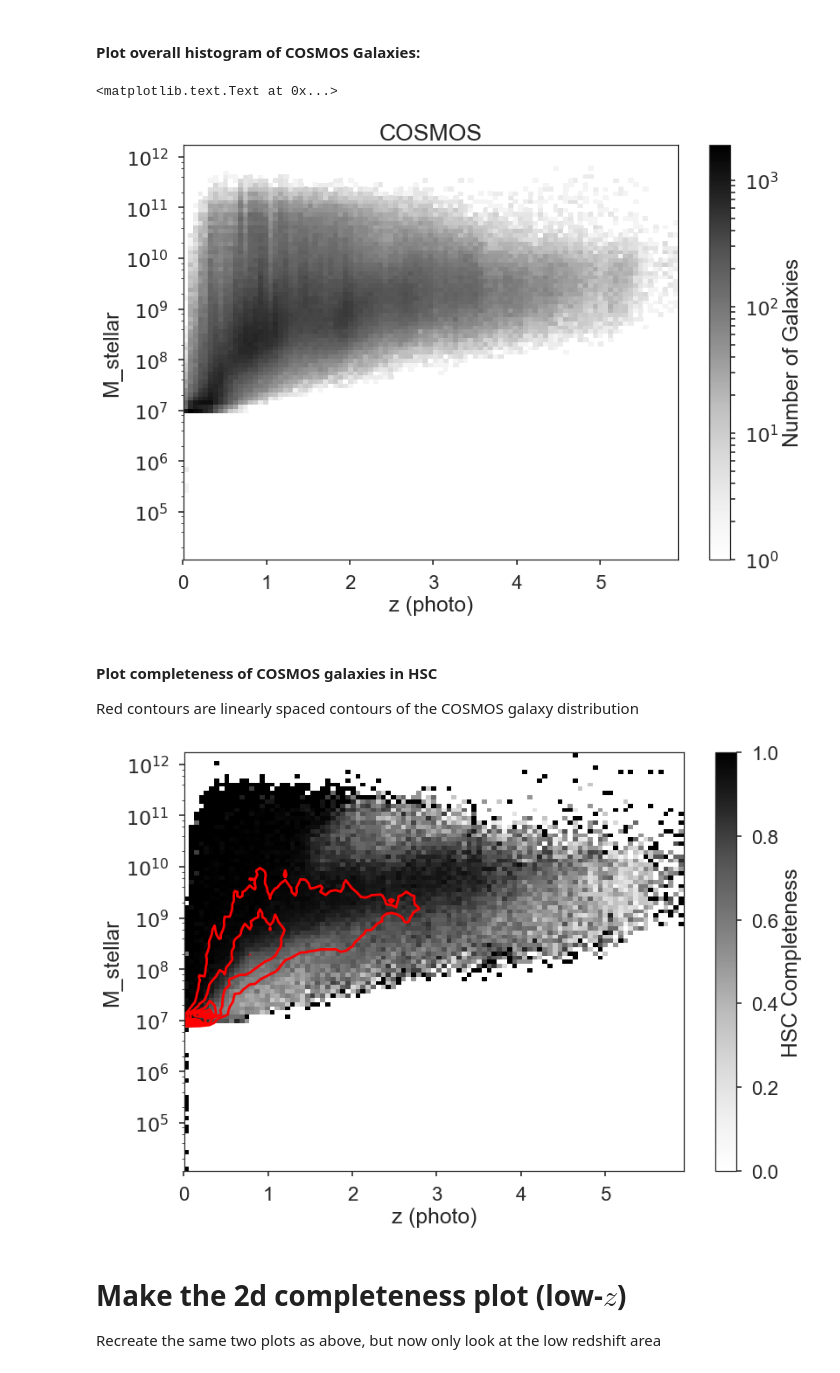
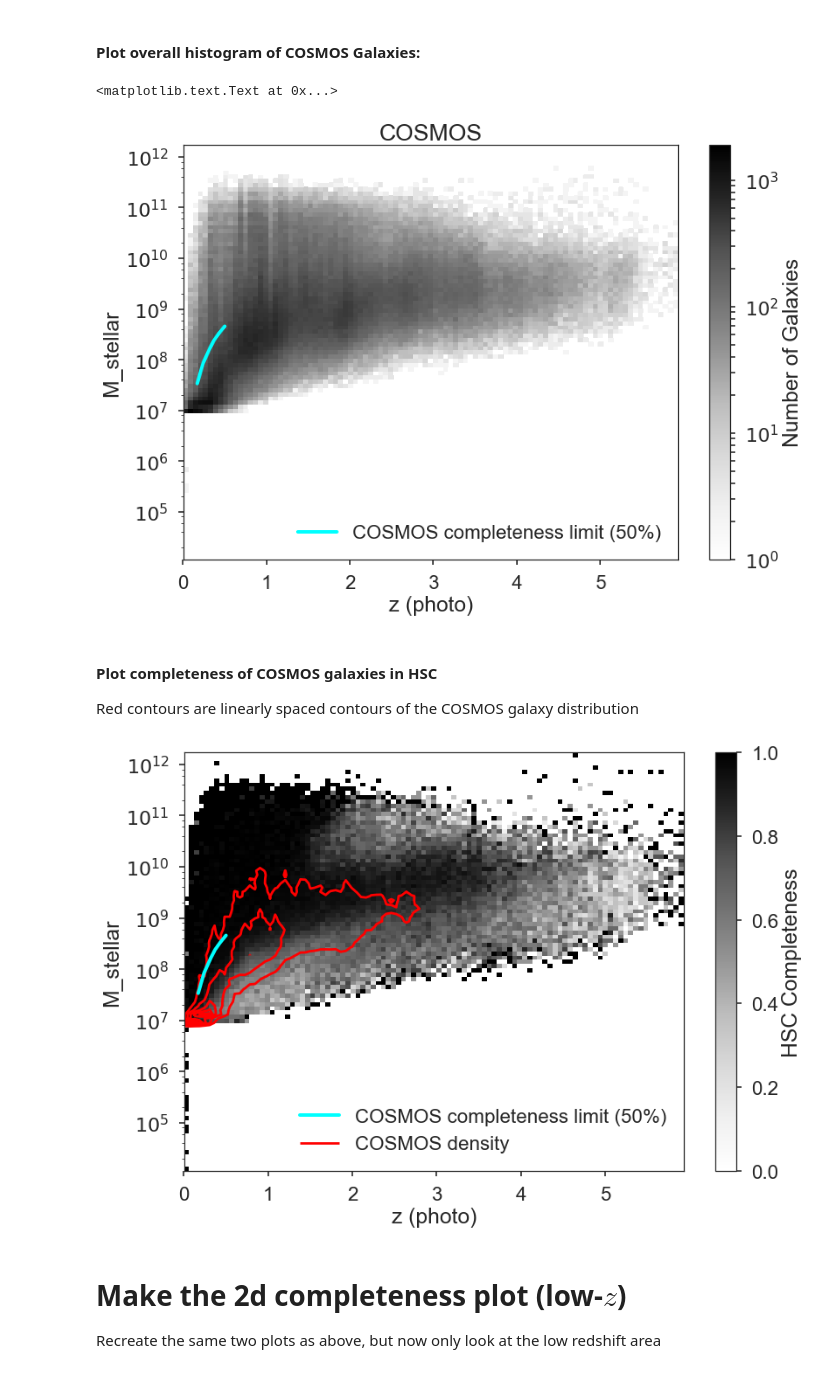
Before and after one commit to yluo54301/dwarf_photo-z, a Jupyter notebook: completeness/HSC_COSMOS_completeness.ipynb, the cells around one changed output. Cells and saved outputs as stored; diff of their text form; code cells hidden in the pictures.

```diff
--- a/completeness/HSC_COSMOS_completeness.ipynb
+++ b/completeness/HSC_COSMOS_completeness.ipynb
@@ -15,6 +15,8 @@ from astropy import units as u
 
 import datasets
 from matching import Matches
+# %%
+COSMOS_completeness_limits = datasets.get_COSMOS_completeness()
 # %% [markdown]
 # COSMOS Data
 # %%
@@ -160,6 +162,7 @@ mask_HSC_downsample = (HSC.df.index % downsample_factor_HSC == 0)
 # %%
 matches = Matches(COSMOS.df[mask_COSMOS_downsample],
                   HSC.df[mask_HSC_downsample],
+                  save=False
                  )
 # %% [markdown]
 # Evaluate matches
@@ -262,31 +265,49 @@ plt.colorbar(label="Number of Galaxies")
 plt.xlabel("z (photo)")
 plt.ylabel("M_stellar")
 
+zs = np.linspace(COSMOS_completeness_limits["all"].x.min(), COSMOS_completeness_limits["all"].x.max())
+plt.plot(zs, 10**COSMOS_completeness_limits["all"](zs),
+         color="cyan", linewidth=4,
+         label="COSMOS completeness limit (50%)",
+        )
+plt.legend(loc="lower right")
+
+
 plt.yscale("log")
 plt.title("COSMOS")
 # %% [output]
 <matplotlib.text.Text at 0x...>
-[figure, old version]
+[figure, new version]
 # %% [markdown]
 #### Plot completeness of COSMOS galaxies in HSC
 Red contours are linearly spaced contours of the COSMOS galaxy distribution
 # %%
 plt.pcolormesh(xx, yy, completeness,
                vmin=0, vmax=1,
 #                cmap=plt.cm.viridis_r,
               )
 plt.colorbar(label="{} Completeness".format(HSC.label))
 plt.xlabel("z (photo)")
 plt.ylabel("M_stellar")
 
-plt.contour(xx, yy, num_galaxies, colors="r",
+contours = plt.contour(xx, yy, num_galaxies, colors="r",
 #             norm=colors.LogNorm(vmin=100, vmax=num_galaxies.max()),
-            label="{} Density".format(COSMOS.label)
+            label="{} density".format(COSMOS.label)
            )
+contours.collections[0].set_label("COSMOS density")
+
+
+zs = np.linspace(COSMOS_completeness_limits["all"].x.min(), COSMOS_completeness_limits["all"].x.max())
+plt.plot(zs, 10**COSMOS_completeness_limits["all"](zs),
+         color="cyan", linewidth=4,
+         label="COSMOS completeness limit (50%)",
+        )
+
+plt.legend(loc="lower right")
 
 plt.yscale("log")
 # %% [output]
-[figure, old version]
+[figure, new version]
 # %% [markdown]
 # Make the 2d completeness plot (low-$z$)
 Recreate the same two plots as above, but now only look at the low redshift area
```
Also changed, not shown: parts of 4 cells of this notebook, 1 other file.
